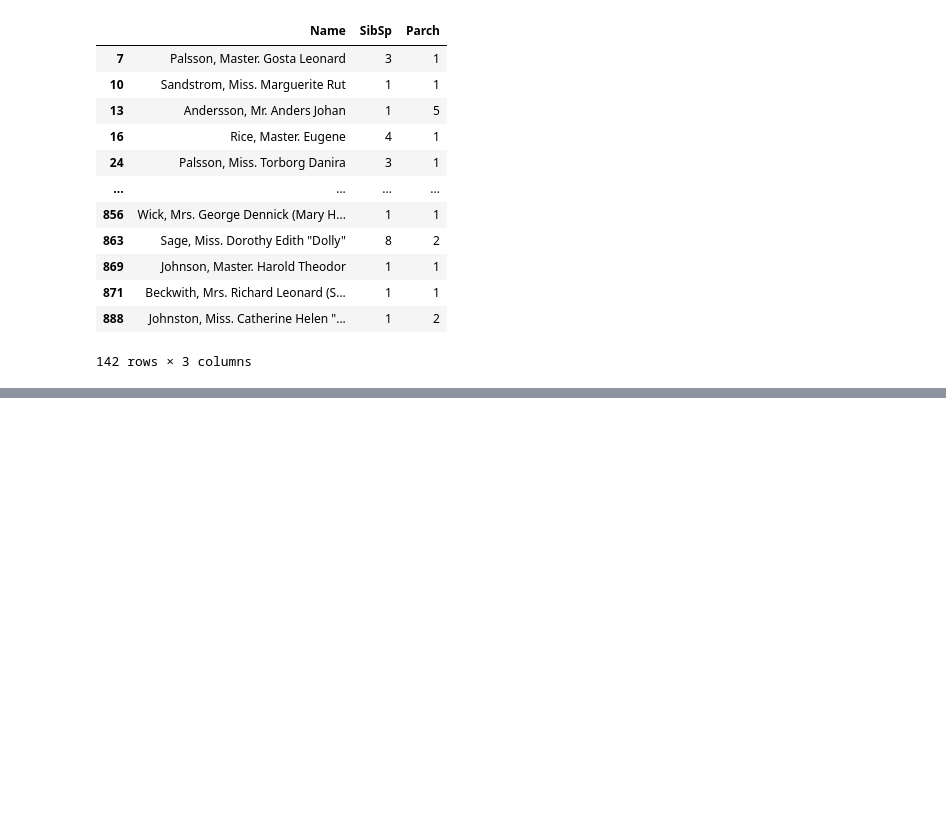
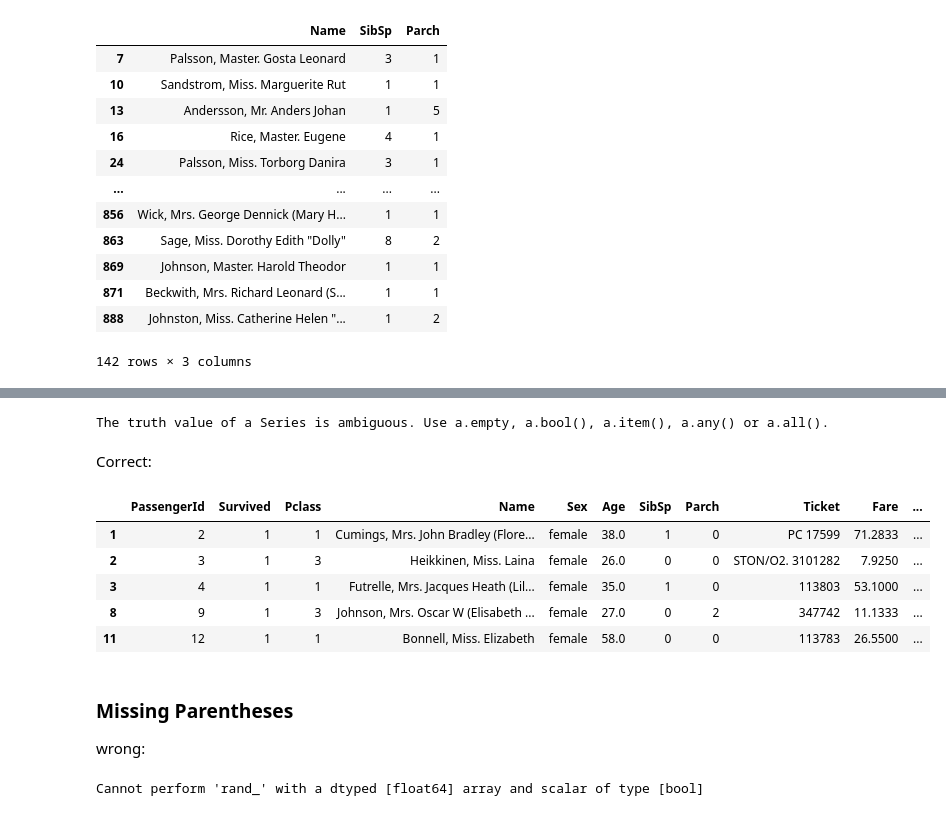
Before and after one commit to jieshu-wang-SBU/EST389_371_2026_spring, a Jupyter notebook: lectures/08-core_data_manipulation/08-02_Advanced_filtering.ipynb, the cells around one changed output, grey strips where cells are left out. Cells and saved outputs as stored; diff of their text form; code cells hidden in the pictures; blank space fills up the shorter version.

```diff
--- a/lectures/08-core_data_manipulation/08-02_Advanced_filtering.ipynb
+++ b/lectures/08-core_data_manipulation/08-02_Advanced_filtering.ipynb
@@ -502,0 +508,29 @@ df[(df['SibSp'] > 0) & (df['Parch'] > 0)][["Name","SibSp","Parch"]]
+# %%
+
+try:
+    df[(df['Age']>18) and (df['Sex'] == "female")].head()
+except Exception as e:
+    print(e)
+# %% [output]
+The truth value of a Series is ambiguous. Use a.empty, a.bool(), a.item(), a.any() or a.all().
+# %% [markdown]
+Correct:
+# %%
+df[(df['Age']>18) & (df['Sex'] == "female")].head()
+# %% [output]
+|  | PassengerId | Survived | Pclass | Name | Sex | Age | SibSp | Parch | Ticket | Fare | ... |
+| 1 | 2 | 1 | 1 | Cumings, Mrs. John Bradley (Flore... | female | 38.0 | 1 | 0 | PC 17599 | 71.2833 | ... |
+| 2 | 3 | 1 | 3 | Heikkinen, Miss. Laina | female | 26.0 | 0 | 0 | STON/O2. 3101282 | 7.9250 | ... |
+| 3 | 4 | 1 | 1 | Futrelle, Mrs. Jacques Heath (Lil... | female | 35.0 | 1 | 0 | 113803 | 53.1000 | ... |
+| 8 | 9 | 1 | 3 | Johnson, Mrs. Oscar W (Elisabeth ... | female | 27.0 | 0 | 2 | 347742 | 11.1333 | ... |
+| 11 | 12 | 1 | 1 | Bonnell, Miss. Elizabeth | female | 58.0 | 0 | 0 | 113783 | 26.5500 | ... |
+# %% [markdown]
+### Missing Parentheses
+wrong:
+# %%
+try:
+    df[df["Age"] > 30 & df["Fare"] > 50].head()
+except Exception as e:
+    print(e)
+# %% [output]
+Cannot perform 'rand_' with a dtyped [float64] array and scalar of type [bool]
```
Also changed, not shown: parts of 13 cells of this notebook, 1 other file.
